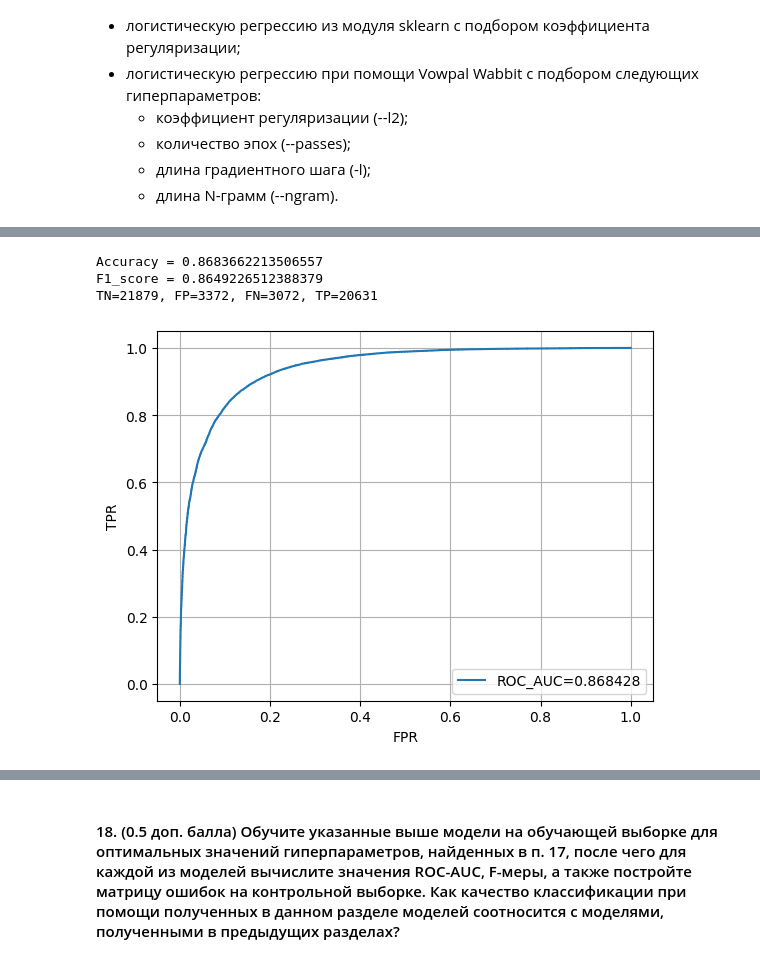
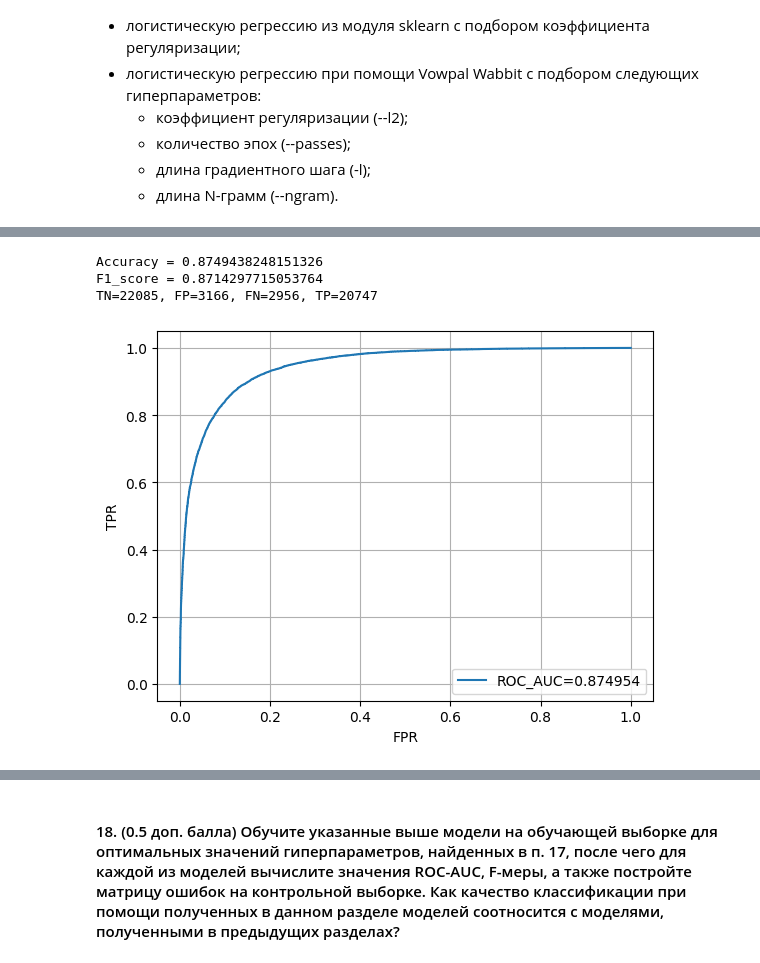
Before and after one commit to Uralbeckins/ML-Sokolov-Course, a Jupyter notebook: homework-practice-02-linclass.ipynb, the cells around one changed output, grey strips where cells are left out. Drawn from its saved outputs; the diff is of its cells as text; code cells hidden in the pictures.

Commit message:
Cross Validation for Logistic Regression for X_train = X_train_enc + X_train_tfid

```diff
--- a/homework-practice-02-linclass.ipynb
+++ b/homework-practice-02-linclass.ipynb
@@ -280,5 +280,5 @@ from sklearn.feature_extraction.text import TfidfVectorizer
 tfid_vectorizer = TfidfVectorizer(encoding='utf8', min_df=5)
 _ = tfid_vectorizer.fit(X_train['text'])
 
-X_train = tfid_vectorizer.transform(X_train['text'])
-X_test = tfid_vectorizer.transform(X_test['text'])
+X_train_tfid = tfid_vectorizer.transform(X_train['text'])
+X_test_tfid = tfid_vectorizer.transform(X_test['text'])
@@ -336,10 +342,18 @@ from sklearn.preprocessing import OneHotEncoder
 encoder = OneHotEncoder(handle_unknown='ignore')
 
 cat_cols = ['LocationNormalized', 'ContractType', 'ContractTime', 'Category']
-X_train = encoder.fit_transform(X_train[cat_cols])
-X_test = encoder.transform(X_test[cat_cols])
+X_train_enc = encoder.fit_transform(X_train[cat_cols])
+X_test_enc = encoder.transform(X_test[cat_cols])
 # %%
 # for One Hot ['LocationNormalized', 'ContractType', 'ContractTime', 'Category']
 # Accuracy = 0.6966540017158965
 # F1_score = 0.6935617003714404
 # TN=17299, FP=7952, FN=6898, TP=16805
+# %%
+from scipy.sparse import hstack
+
+X_train_merged = hstack([X_train_enc, X_train_tfid])
+X_test_merged = hstack([X_test_enc, X_test_tfid])
+
+X_train = X_train_merged
+X_test = X_test_merged
@@ -429,37 +452,57 @@ X_test = X_test[cat_cols_enc]
+# %%
+X_train = X_train_merged
 # %%
 from sklearn.model_selection import StratifiedKFold
 from sklearn.linear_model import LogisticRegressionCV
+from sklearn.metrics import roc_auc_score
+from sklearn.metrics import accuracy_score
+from sklearn.metrics import roc_curve
+from sklearn.metrics import f1_score
+from sklearn.metrics import confusion_matrix
 
 CV = StratifiedKFold(n_splits=5, shuffle=True, random_state=42)
 
 log_reg_cv = LogisticRegressionCV(
+    Cs=100,
     penalty='l2',
     solver='lbfgs',
     cv=CV,
     scoring='accuracy',
-    max_iter=500
+    max_iter=1000
 )
 
 log_reg_cv.fit(X_train, y_train)
 
 y_pred = log_reg_cv.predict(X_test)
 
 print(f'Accuracy = {accuracy_score(y_test, y_pred)}')
 print(f'F1_score = {f1_score(y_test, y_pred)}')
 tn, fp, fn, tp = confusion_matrix(y_test, y_pred).ravel()
 print(f'TN={tn}, FP={fp}, FN={fn}, TP={tp}')
 
 fpr, tpr, thresholds = roc_curve(y_test, log_reg_cv.predict_proba(X_test)[:, 1])
 ROC_AUC = roc_auc_score(y_test, log_reg_cv.predict(X_test))
 
 plt.plot(fpr, tpr, label=f'ROC_AUC={ROC_AUC:.6f}')
 plt.ylabel('TPR')
 plt.xlabel('FPR')
 plt.legend()
 plt.grid()
 plt.show()
+
+# L1
+# Accuracy = 0.6964905829962822
+# F1_score = 0.6881585022877051
+# TN=17702, FP=7549, FN=7309, TP=16394
+# array([[4.07798938, 2.92637707, 2.02862265, 4.34975189]])
+
+# L2
+# Accuracy = 0.6965927196960412
+# F1_score = 0.688230725635482
+# TN=17707, FP=7544, FN=7309, TP=16394
+# array([[ 3.97628811,  2.20160286, -0.13753725,  4.25088698]])
 # %% [output]
-Accuracy = 0.8683662213506557
-F1_score = 0.8649226512388379
-TN=21879, FP=3372, FN=3072, TP=20631
+Accuracy = 0.8749438248151326
+F1_score = 0.8714297715053764
+TN=22085, FP=3166, FN=2956, TP=20747
-[figure, old version]
+[figure, new version]
```
Also changed, not shown: parts of 9 cells of this notebook, 3 other files.
